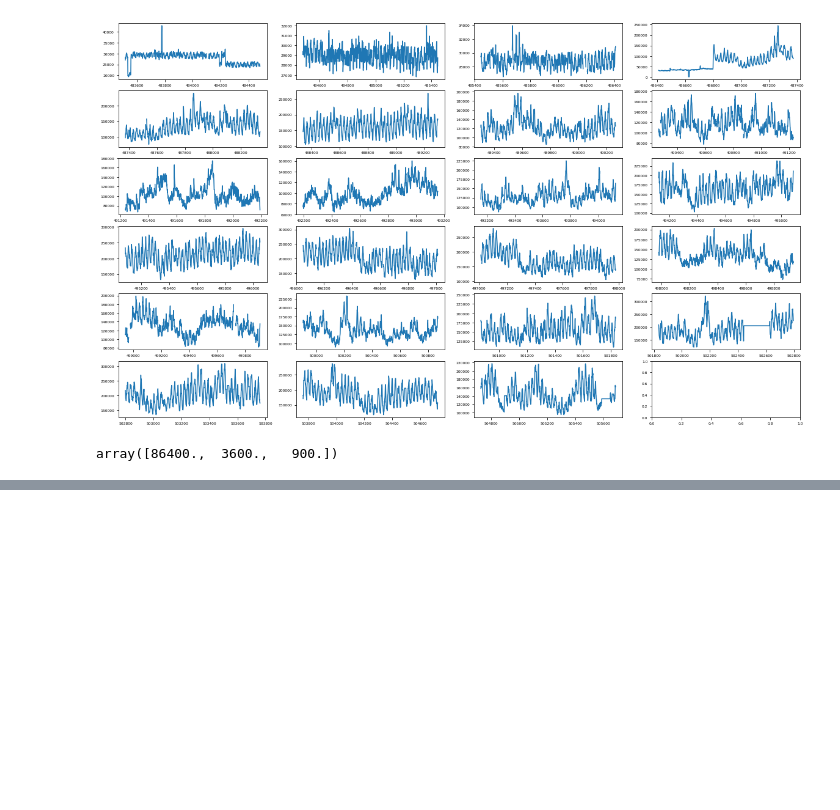
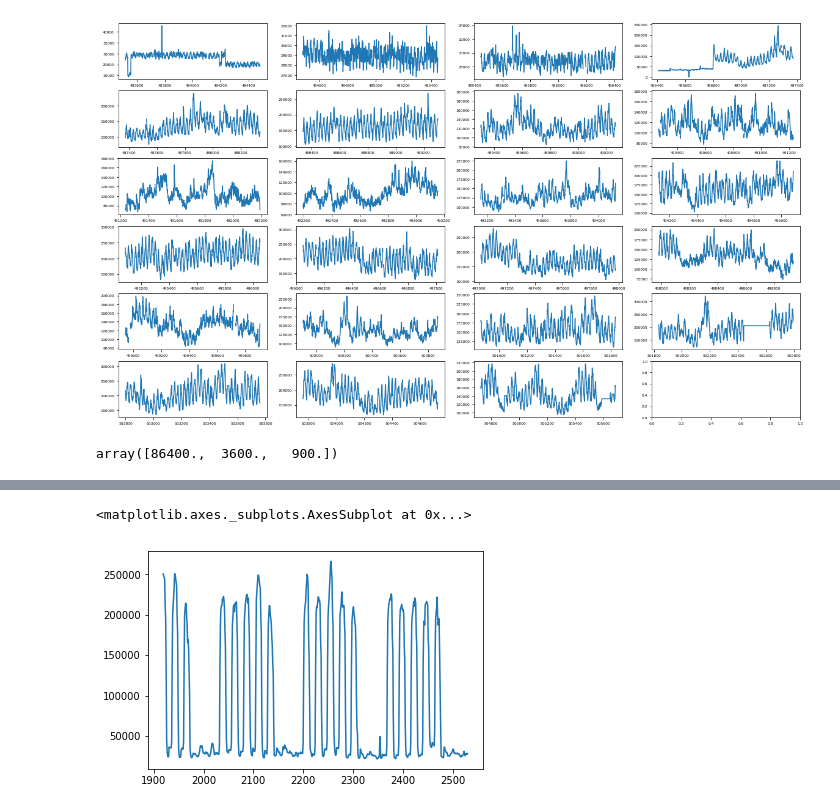
Before and after one commit to cxz/notebooks, a Jupyter notebook: energy_consumption/Draft.ipynb, the cells around one changed output, grey strips where cells are left out. Saved outputs shown, nothing was run; the diff lists cells and outputs as text; code cells hidden in the pictures; blank space fills up the shorter version.

```diff
--- a/energy_consumption/Draft.ipynb
+++ b/energy_consumption/Draft.ipynb
@@ -175,0 +211,18 @@ array([86400.,  3600.,   900.])
+# %%
+import datetime
+
+def extract(df, forecast_id):
+    #break train into train and cv for given forecast_id
+    #alignment done on monday 00:000
+    df_ = df[df.ForecastId==forecast_id]
+    ts = pd.to_datetime(df_.Timestamp)
+    last_day = ts.max().to_pydatetime()
+    train_end = last_day - datetime.timedelta(days=last_day.weekday(), hours=last_day.hour)
+    if len(df_[ts >= train_end]) < 192:
+        train_end -= datetime.timedelta(days=7)
+    train = df_[ts < train_end][-612:]
+    dev = df_[ts >= train_end][:192]
+    return train, dev
+# %%
+f6_train, f6_dev = extract(train, 6)
+f6_train.Timestamp.max(), len(f6_train), f6_dev.Timestamp.max(), len(f6_dev)
@@ -175,0 +231,5 @@ array([86400.,  3600.,   900.])
+# %%
+f6_train.Value.plot()
+# %% [output]
+<matplotlib.axes._subplots.AxesSubplot at 0x...>
+[figure, added]
```
Also changed, not shown: parts of 19 cells of this notebook.
